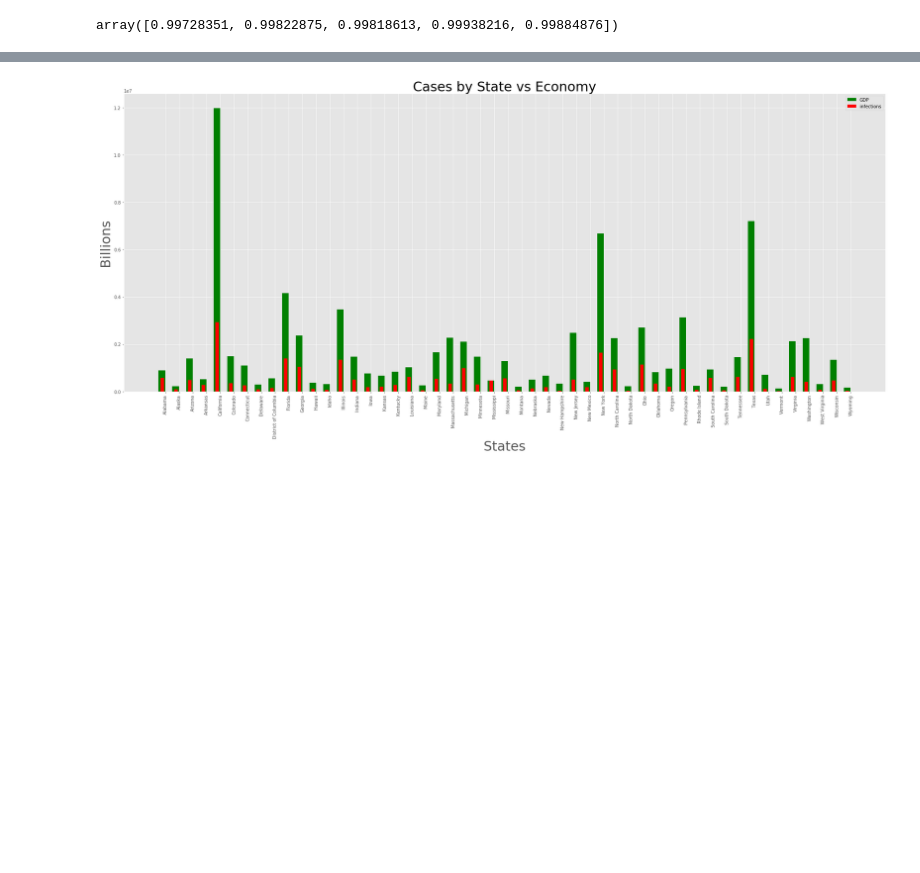
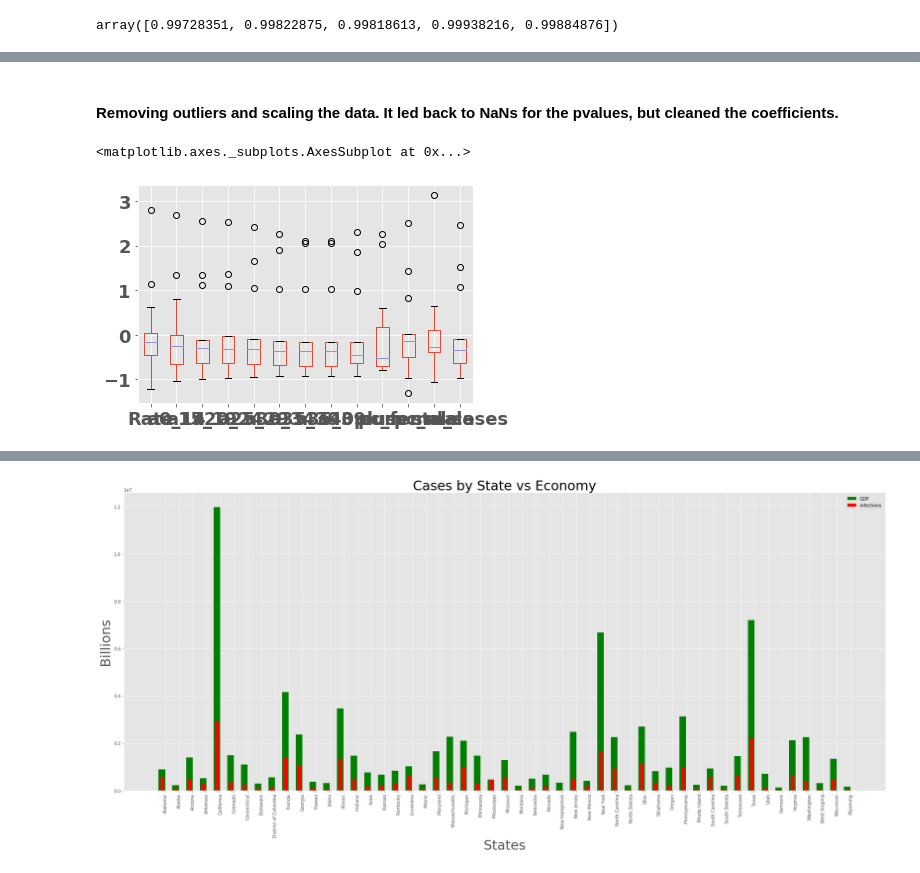
Before and after one commit to KelliExMachina/infectious, a Jupyter notebook: Analysis.ipynb, the cells around one changed output, grey strips where cells are left out. Drawn from its saved outputs; the diff is of its cells as text; code cells hidden in the pictures; blank space fills up the shorter version.

```diff
--- a/Analysis.ipynb
+++ b/Analysis.ipynb
@@ -262,3 +278,14 @@ Warnings:
 [1] Standard Errors assume that the covariance matrix of the errors is correctly specified.
 [2] The smallest eigenvalue is 6.35e-31. This might indicate that there are
 strong multicollinearity problems or that the design matrix is singular.
+# %% [markdown]
+#### Removing outliers and scaling the data.  It led back to NaNs for the pvalues, but cleaned the coefficients.
+# %%
+ss = StandardScaler()
+column_names = data_test.columns
+data_test = pd.DataFrame(ss.fit_transform(data_test))
+data_test.columns = column_names
+data_test.boxplot()
+# %% [output]
+<matplotlib.axes._subplots.AxesSubplot at 0x...>
+[figure, added]
```
Also changed, not shown: parts of 15 cells of this notebook.
